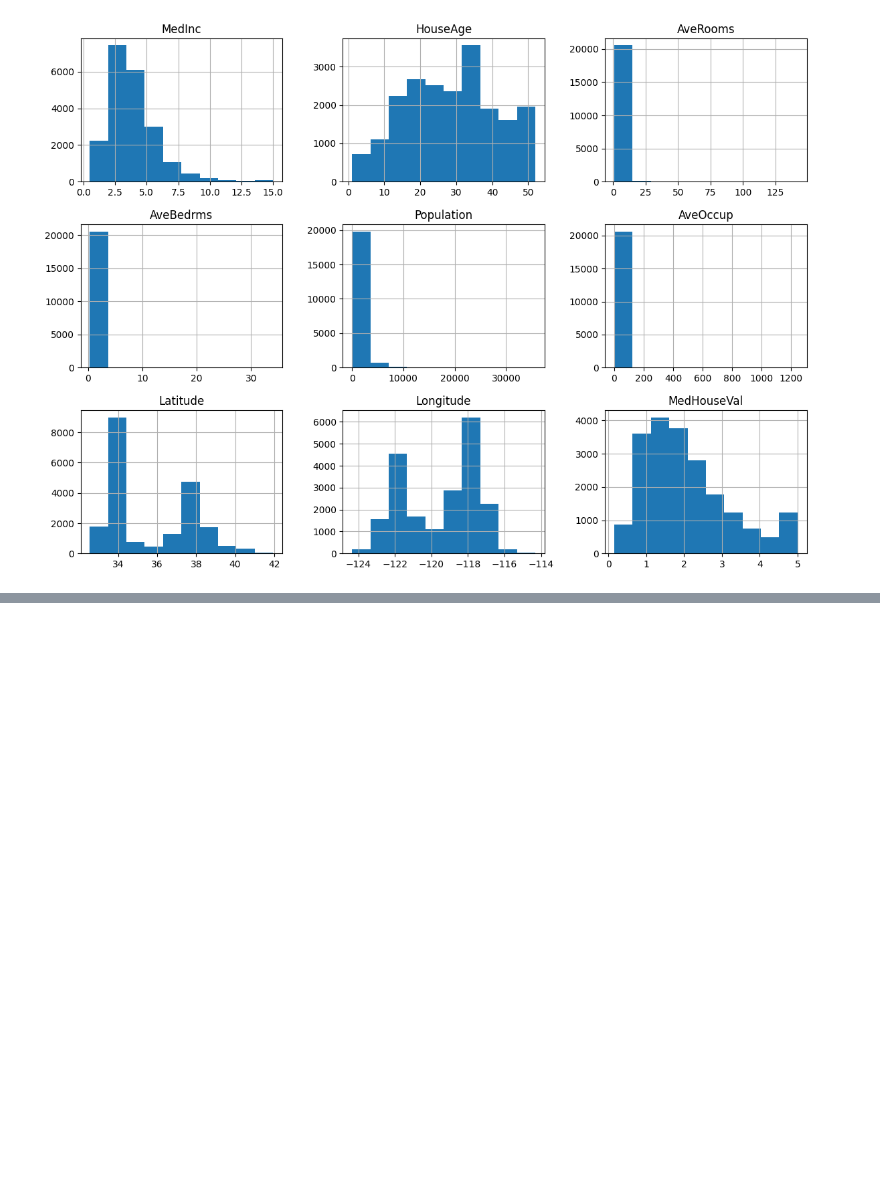
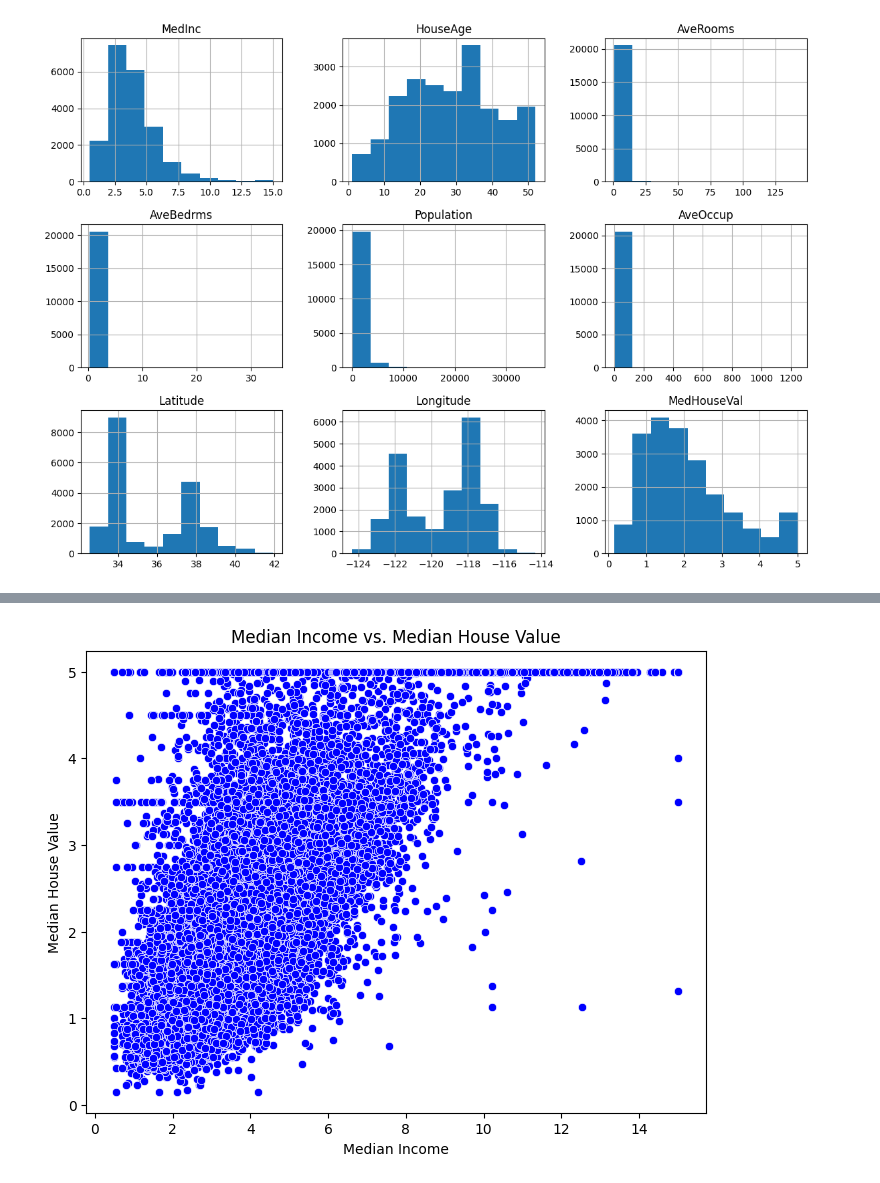
Before and after one commit to mim-1999/california-housing-regression, a Jupyter notebook: notebooks/01_eda_and_regression.ipynb, the cells around one changed output, grey strips where cells are left out. Saved outputs shown, nothing was run; the diff lists cells and outputs as text; code cells hidden in the pictures; blank space fills up the shorter version.

```diff
--- a/notebooks/01_eda_and_regression.ipynb
+++ b/notebooks/01_eda_and_regression.ipynb
@@ -107,0 +122,14 @@ plt.show()
+# %%
+plt.figure(figsize=(8,6))
+sns.scatterplot(
+    x="MedInc",
+    y="MedHouseVal",
+    data=df,
+    color="blue"
+)
+plt.title("Median Income vs. Median House Value")
+plt.xlabel("Median Income")
+plt.ylabel("Median House Value")
+plt.show()
+# %% [output]
+[figure, added]
```
Also changed, not shown: parts of 6 cells of this notebook.
